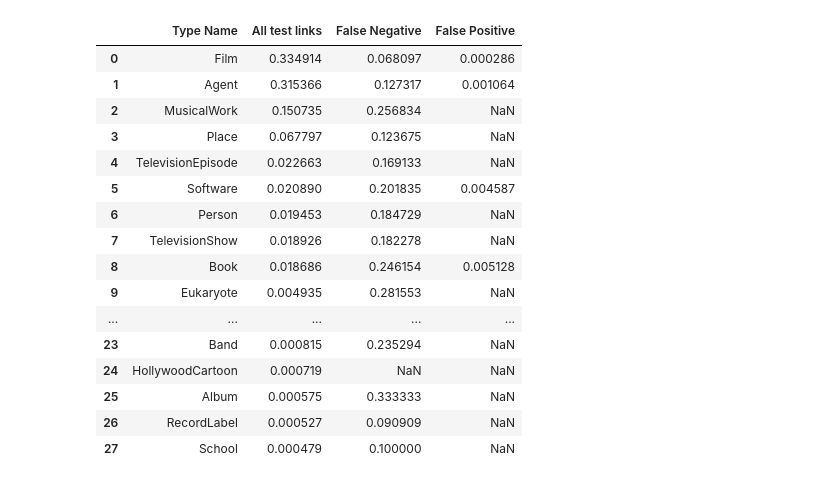
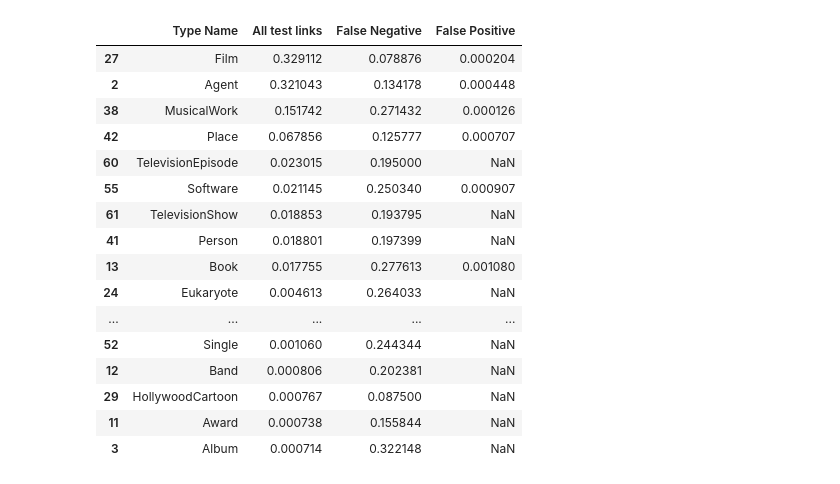
Before and after one commit to jonathanschuchart/eager, a Jupyter notebook: src/analysis/TypeAnalysis.ipynb, the cells around one changed output. Cells and saved outputs as stored; diff of their text form; code cells hidden in the pictures.

```diff
--- a/src/analysis/TypeAnalysis.ipynb
+++ b/src/analysis/TypeAnalysis.ipynb
@@ -11,9 +13,14 @@ from quality.analyze_types import create_typed_predictions
+# %%
+kg1_ent_id_files = sorted([i for i in glob.iglob("../../output/results/BootEA/D_W_15K_V1/721_5fold/*/*/kg1_ent_ids")])
+kg2_ent_id_files = sorted([i for i in glob.iglob("../../output/results/BootEA/D_W_15K_V1/721_5fold/*/*/kg2_ent_ids")])
+pred_files = sorted([i for i in glob.iglob("../../data/output/results/D_W_15K_V1-721_5fold-*/BootEA/datasets/*/D_W_15K_V1-721_5fold-*-boot_ea_random forest 500_SimAndEmb_test_pred.csv")])
+type_files = sorted([i for i in glob.iglob("../../data/OpenEA/typed_links/datasets/D_W_15K_V1/721_5fold/*/typed_test")])
 # %%
 df = create_typed_predictions(
-    "../../output/results/BootEA/D_W_15K_V1/721_5fold/1/20200602160826/kg1_ent_ids",
-    "../../output/results/BootEA/D_W_15K_V1/721_5fold/1/20200602160826/kg2_ent_ids",
-    "../../data/output/results/D_W_15K_V1-721_5fold-1/BootEA/datasets/721_5fold20200608150132/D_W_15K_V1-721_5fold-1-boot_ea_random forest 500_SimAndEmb_test_pred.csv",
-    "../../data/OpenEA/typed_links/datasets/D_W_15K_V1/721_5fold/1/typed_test",
+    kg1_ent_id_files,
+    kg2_ent_id_files,
+    pred_files,
+    type_files,
     "../../data/OpenEA/typed_links/datasets/D_W_15K_V1/",
     1,
     False
@@ -22,41 +29,42 @@ false_negatives = df.loc[(df["pred"]==0) & (df["val"]==1)]
 false_positives = df.loc[(df["pred"]==1) & (df["val"]==0)]
 # %%
 fp_type_counts = false_positives["left_types"].value_counts().to_frame().join(false_positives["right_types"].value_counts().to_frame())
-fp_type_counts["type"] = fp_type_counts["left_types"] + fp_type_counts["right_types"]
+fp_type_counts["types"] = fp_type_counts["left_types"] + fp_type_counts["right_types"]
 #fp_type_counts["type"] = fp_type_counts["type"]/fp_type_counts["type"].sum()
 fp_type_counts.drop(labels=["left_types","right_types"],axis=1,inplace=True)
 # %%
 fn_type_counts = false_negatives["left_types"].value_counts().to_frame()
-df_left_types = df["left_types"].value_counts().to_frame()
-combined = df_left_types.join(fn_type_counts, lsuffix="All", rsuffix="FN")
-combined = combined.join(fp_type_counts, lsuffix="", rsuffix="FP")
+df_left_types = ((df["left_types"].value_counts() + df["right_types"].value_counts())/2).to_frame(name="types")
+combined = df_left_types.join(fn_type_counts)
+combined = combined.join(fp_type_counts, lsuffix="ALL", rsuffix="FP")
 combined.reset_index(inplace=True)
-combined = combined.rename(columns={"index":"Type Name","left_typesAll":"All test links","left_typesFN":"False Negative","type":"False Positive"})
+combined = combined.rename(columns={"index":"Type Name","typesALL":"All test links","left_types":"False Negative","typesFP":"False Positive"})
 combined["Type Name"] = [x.split('/')[-1].split('#')[-1] for x in combined["Type Name"].astype(str)]
-combined = combined[combined["All test links"] >= 10]
+combined = combined[combined["All test links"] >= 50]
 #combined = combined.iloc[:50]
 combined["False Positive"] = combined["False Positive"]/combined["All test links"]
 combined["False Negative"] = combined["False Negative"]/combined["All test links"]
 combined["All test links"] = combined["All test links"]/combined["All test links"].sum()
+combined = combined.sort_values(by="All test links",ascending=False)
 combined
 # %% [output]
 |  | Type Name | All test links | False Negative | False Positive |
-| 0 | Film | 0.334914 | 0.068097 | 0.000286 |
-| 1 | Agent | 0.315366 | 0.127317 | 0.001064 |
-| 2 | MusicalWork | 0.150735 | 0.256834 | NaN |
-| 3 | Place | 0.067797 | 0.123675 | NaN |
-| 4 | TelevisionEpisode | 0.022663 | 0.169133 | NaN |
-| 5 | Software | 0.020890 | 0.201835 | 0.004587 |
-| 6 | Person | 0.019453 | 0.184729 | NaN |
-| 7 | TelevisionShow | 0.018926 | 0.182278 | NaN |
-| 8 | Book | 0.018686 | 0.246154 | 0.005128 |
-| 9 | Eukaryote | 0.004935 | 0.281553 | NaN |
+| 27 | Film | 0.329112 | 0.078876 | 0.000204 |
+| 2 | Agent | 0.321043 | 0.134178 | 0.000448 |
+| 38 | MusicalWork | 0.151742 | 0.271432 | 0.000126 |
+| 42 | Place | 0.067856 | 0.125777 | 0.000707 |
+| 60 | TelevisionEpisode | 0.023015 | 0.195000 | NaN |
+| 55 | Software | 0.021145 | 0.250340 | 0.000907 |
+| 61 | TelevisionShow | 0.018853 | 0.193795 | NaN |
+| 41 | Person | 0.018801 | 0.197399 | NaN |
+| 13 | Book | 0.017755 | 0.277613 | 0.001080 |
+| 24 | Eukaryote | 0.004613 | 0.264033 | NaN |
 | ... | ... | ... | ... | ... |
-| 23 | Band | 0.000815 | 0.235294 | NaN |
-| 24 | HollywoodCartoon | 0.000719 | NaN | NaN |
-| 25 | Album | 0.000575 | 0.333333 | NaN |
-| 26 | RecordLabel | 0.000527 | 0.090909 | NaN |
-| 27 | School | 0.000479 | 0.100000 | NaN |
+| 52 | Single | 0.001060 | 0.244344 | NaN |
+| 12 | Band | 0.000806 | 0.202381 | NaN |
+| 29 | HollywoodCartoon | 0.000767 | 0.087500 | NaN |
+| 11 | Award | 0.000738 | 0.155844 | NaN |
+| 3 | Album | 0.000714 | 0.322148 | NaN |
 # %%
 combined_melted = pd.melt(combined, id_vars="Type Name", var_name="Test Data Slice", value_name="Value")
 combined_melted
```
Also changed, not shown: parts of 4 cells of this notebook, 1 other file.
